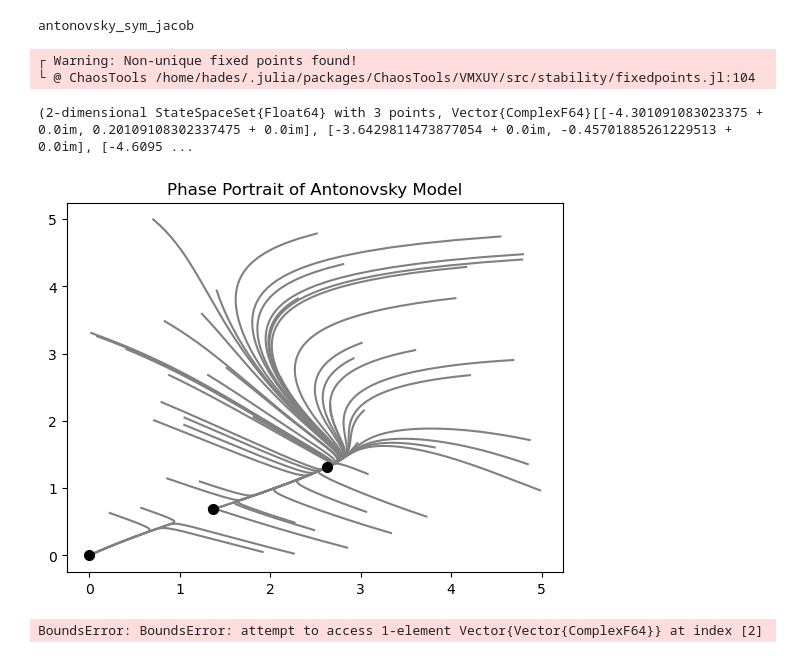
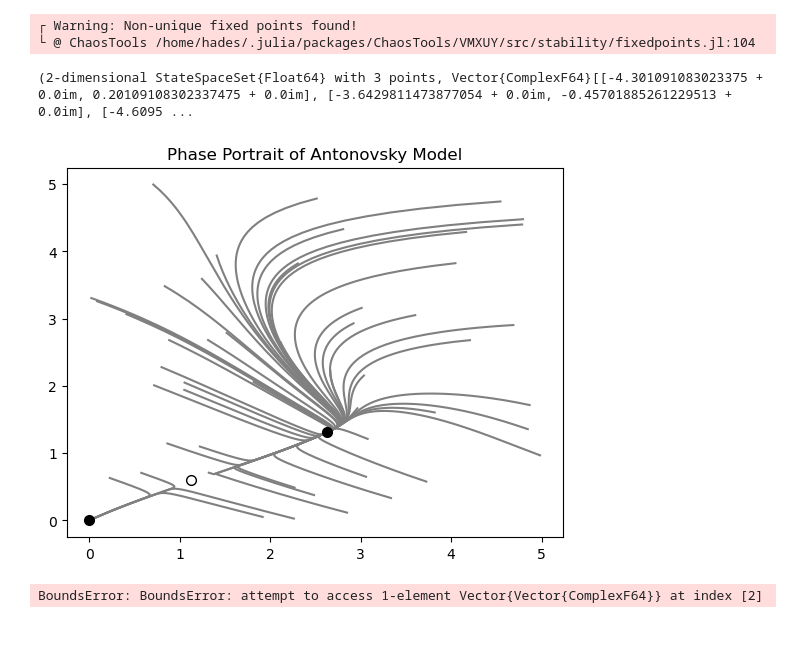
Before and after one commit to marcelvdla/CSSim, a Jupyter notebook: notebooks/jl_fig1.ipynb, the cells around one changed output. Saved outputs shown, nothing was run; the diff lists cells and outputs as text; code cells hidden in the pictures.

Commit message:
cleaned some scripts and added unstable point to antonovsky

```diff
--- a/notebooks/jl_fig1.ipynb
+++ b/notebooks/jl_fig1.ipynb
@@ -7,9 +7,7 @@ using DrWatson
 using Suppressor
 using IntervalArithmetic: Interval
 # @quickactivate :CSSim
-include(joinpath(srcdir(), "n_forest.jl"))
+using CSSim
-# %% [output]
-antonovsky_sym_jacob
 # %%
 params = Dict{Symbol,Any}(
         # params for single forest system
@@ -54,32 +52,38 @@ fps, eigs, stable = fixedpoints(ds, box, antonovsky_jacob)
 # %%
 # Iterate through initial states and create phase portrait
 nrows = size(u0s)[1]
 fig, ax = plt.subplots()
 @suppress begin
     for i in 1:nrows
         u0 = u0s[i, :, :]
         ds = n_forest_system(u0, params)
         trajectory_ds = trajectory(ds, T; Δt = 0.01)
         X, _ = trajectory_ds
         young_tree_density, old_tree_density = X[:, 1], X[:, 2]
         ax.plot(young_tree_density, old_tree_density, color = "grey")
     end
 end
 
 plt.title("Phase Portrait of Antonovsky Model")
 marker_kwargs = Dict(
     :markerfacecolor => "black",
     :markeredgecolor => "black",
     :marker => "o",
     :markersize => 7,
 )
 
-ax.plot([fps[1, 1]], [fps[1, 2]]; marker_kwargs...)
+#ax.plot([fps[1, 1]], [fps[1, 2]]; marker_kwargs...)  # computed fixed point
 ax.plot([fps[2, 1]], [fps[2, 2]]; marker_kwargs...)
+ax.plot( # hard coded unstable point
+    [1.125], [0.60];
+    markerfacecolor = "white",
+    markeredgecolor = "black",
+    marker = "o",
+    markersize = 7)
 ax.plot([fps[3, 1]], [fps[3, 2]]; marker_kwargs...)
 fig
 # %% [output]
-[figure, old version]
+[figure, new version]
 # %%
 function interpret_eigenvalues(eigs)
     for i in 1:size(eigs)[1]
```
Also changed, not shown: 6 other files.
